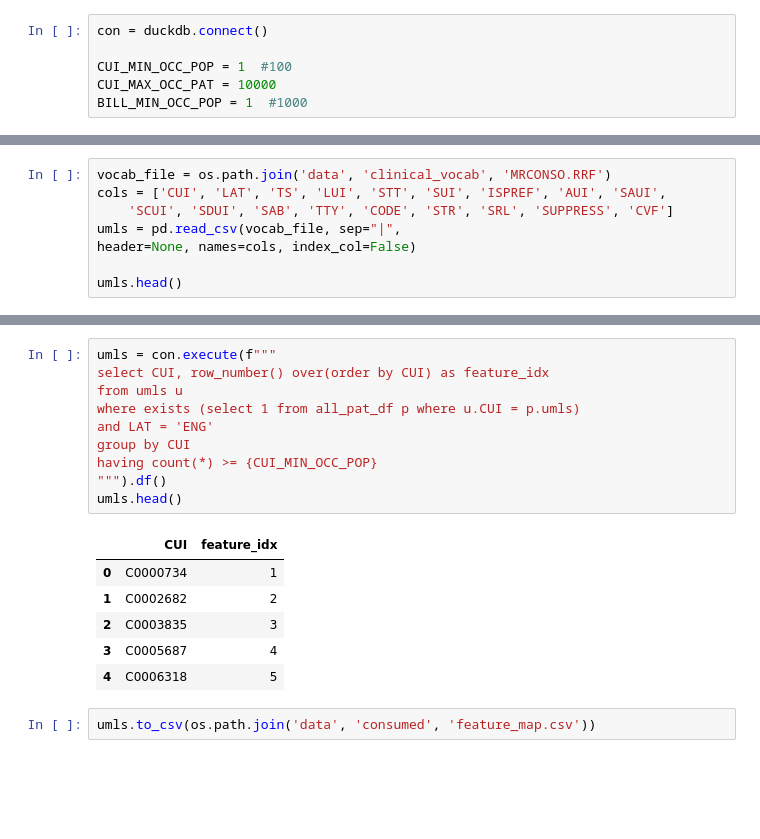
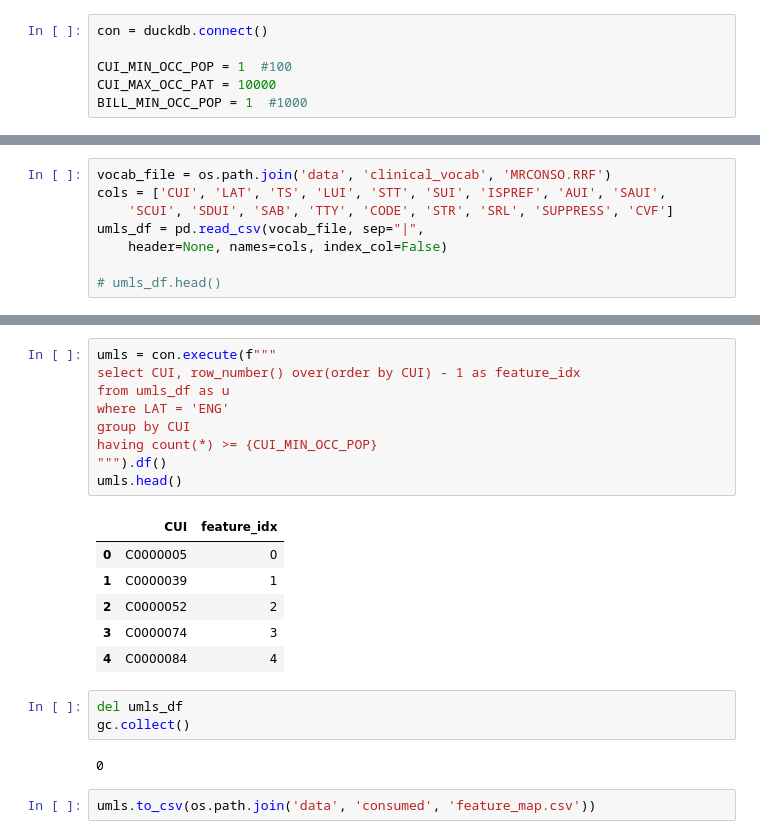
Before and after one commit to ajs-p/patient_representation, a Jupyter notebook: code/notebooks/prepare_for_nn.ipynb, the cells around one changed output, grey strips where cells are left out. Cells and saved outputs as stored; diff of their text form; blank space fills up the shorter version.

```diff
--- a/code/notebooks/prepare_for_nn.ipynb
+++ b/code/notebooks/prepare_for_nn.ipynb
@@ -73,7 +253,7 @@ patient_df.head()
 vocab_file = os.path.join('data', 'clinical_vocab', 'MRCONSO.RRF')
 cols = ['CUI', 'LAT', 'TS', 'LUI', 'STT', 'SUI', 'ISPREF', 'AUI', 'SAUI',
     'SCUI', 'SDUI', 'SAB', 'TTY', 'CODE', 'STR', 'SRL', 'SUPPRESS', 'CVF']
-umls = pd.read_csv(vocab_file, sep="|",
-header=None, names=cols, index_col=False)
+umls_df = pd.read_csv(vocab_file, sep="|",
+    header=None, names=cols, index_col=False)
 
-umls.head()
+# umls_df.head()
@@ -87,19 +260,23 @@ umls.head()
 # %%
 umls = con.execute(f"""
-select CUI, row_number() over(order by CUI) as feature_idx
-from umls u
-where exists (select 1 from all_pat_df p where u.CUI = p.umls)
-and LAT = 'ENG'
+select CUI, row_number() over(order by CUI) - 1 as feature_idx
+from umls_df as u
+where LAT = 'ENG'
 group by CUI
 having count(*) >= {CUI_MIN_OCC_POP}
 """).df()
 umls.head()
 # %% [output]
 |  | CUI | feature_idx |
-| 0 | C0000734 | 1 |
-| 1 | C0002682 | 2 |
-| 2 | C0003835 | 3 |
-| 3 | C0005687 | 4 |
-| 4 | C0006318 | 5 |
+| 0 | C0000005 | 0 |
+| 1 | C0000039 | 1 |
+| 2 | C0000052 | 2 |
+| 3 | C0000074 | 3 |
+| 4 | C0000084 | 4 |
+# %%
+del umls_df
+gc.collect()
+# %% [output]
+0
 # %%
 umls.to_csv(os.path.join('data', 'consumed', 'feature_map.csv'))
```
Also changed, not shown: parts of 40 cells of this notebook, 3 other files.
